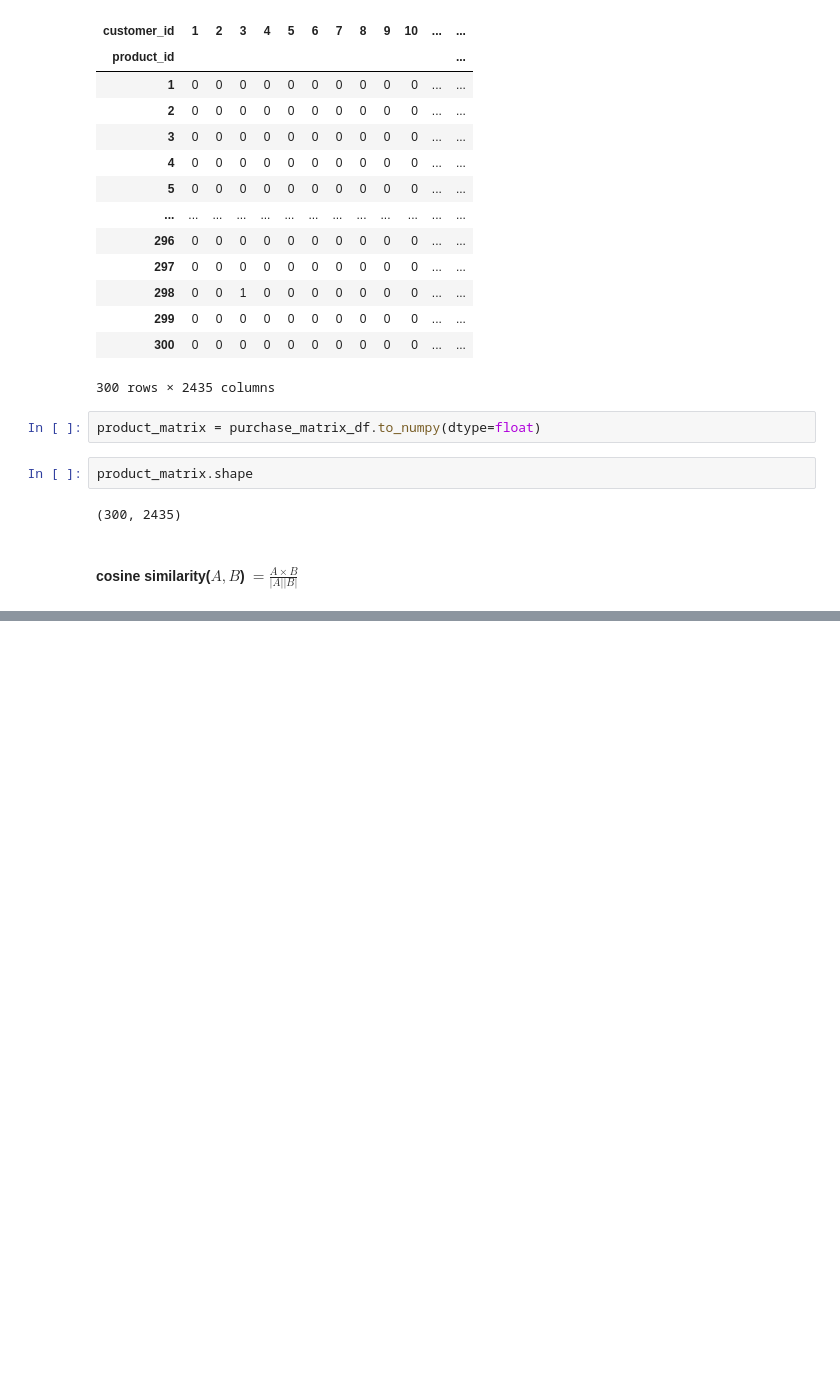
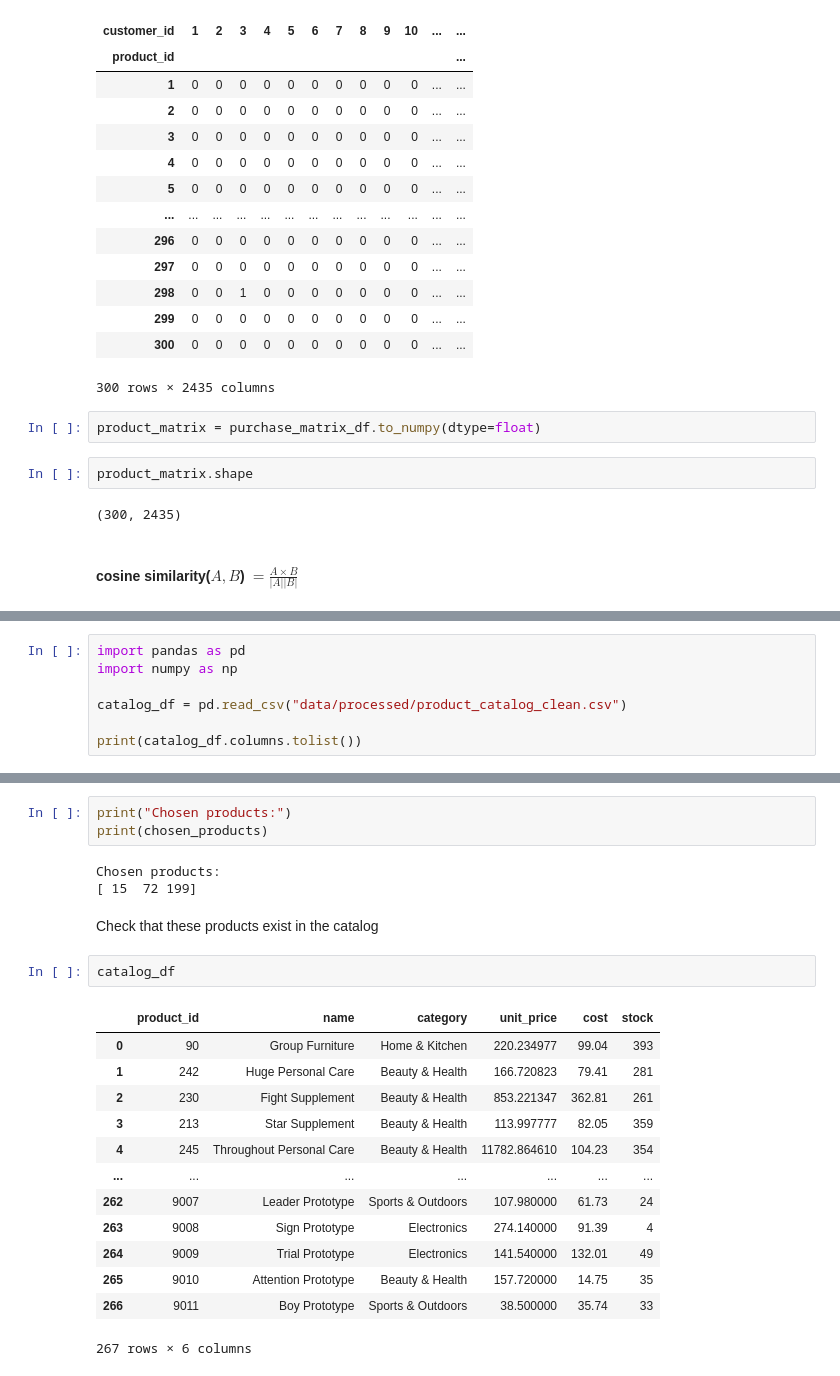
Before and after one commit to Seavmey05/BigData_Final_Project, a Jupyter notebook: Phase 2/phase2+3.ipynb, the cells around one changed output, grey strips where cells are left out. Drawn from its saved outputs; the diff is of its cells as text; blank space fills up the shorter version.

```diff
--- a/Phase 2/phase2+3.ipynb
+++ b/Phase 2/phase2+3.ipynb
@@ -873,0 +1264,7 @@ product_matrix.shape
+# %%
+import pandas as pd
+import numpy as np
+
+catalog_df = pd.read_csv("data/processed/product_catalog_clean.csv")
+
+print(catalog_df.columns.tolist())
@@ -873,0 +1364,24 @@ product_matrix.shape
+# %%
+print("Chosen products:")
+print(chosen_products)
+# %% [output]
+Chosen products:
+[ 15  72 199]
+# %% [markdown]
+Check that these products exist in the catalog
+# %%
+catalog_df
+# %% [output]
+|  | product_id | name | category | unit_price | cost | stock |
+| 0 | 90 | Group Furniture | Home & Kitchen | 220.234977 | 99.04 | 393 |
+| 1 | 242 | Huge Personal Care | Beauty & Health | 166.720823 | 79.41 | 281 |
+| 2 | 230 | Fight Supplement | Beauty & Health | 853.221347 | 362.81 | 261 |
+| 3 | 213 | Star Supplement | Beauty & Health | 113.997777 | 82.05 | 359 |
+| 4 | 245 | Throughout Personal Care | Beauty & Health | 11782.864610 | 104.23 | 354 |
+| ... | ... | ... | ... | ... | ... | ... |
+| 262 | 9007 | Leader Prototype | Sports & Outdoors | 107.980000 | 61.73 | 24 |
+| 263 | 9008 | Sign Prototype | Electronics | 274.140000 | 91.39 | 4 |
+| 264 | 9009 | Trial Prototype | Electronics | 141.540000 | 132.01 | 49 |
+| 265 | 9010 | Attention Prototype | Beauty & Health | 157.720000 | 14.75 | 35 |
+| 266 | 9011 | Boy Prototype | Sports & Outdoors | 38.500000 | 35.74 | 33 |
+267 rows × 6 columns
```
Also changed, not shown: parts of 116 cells of this notebook.
